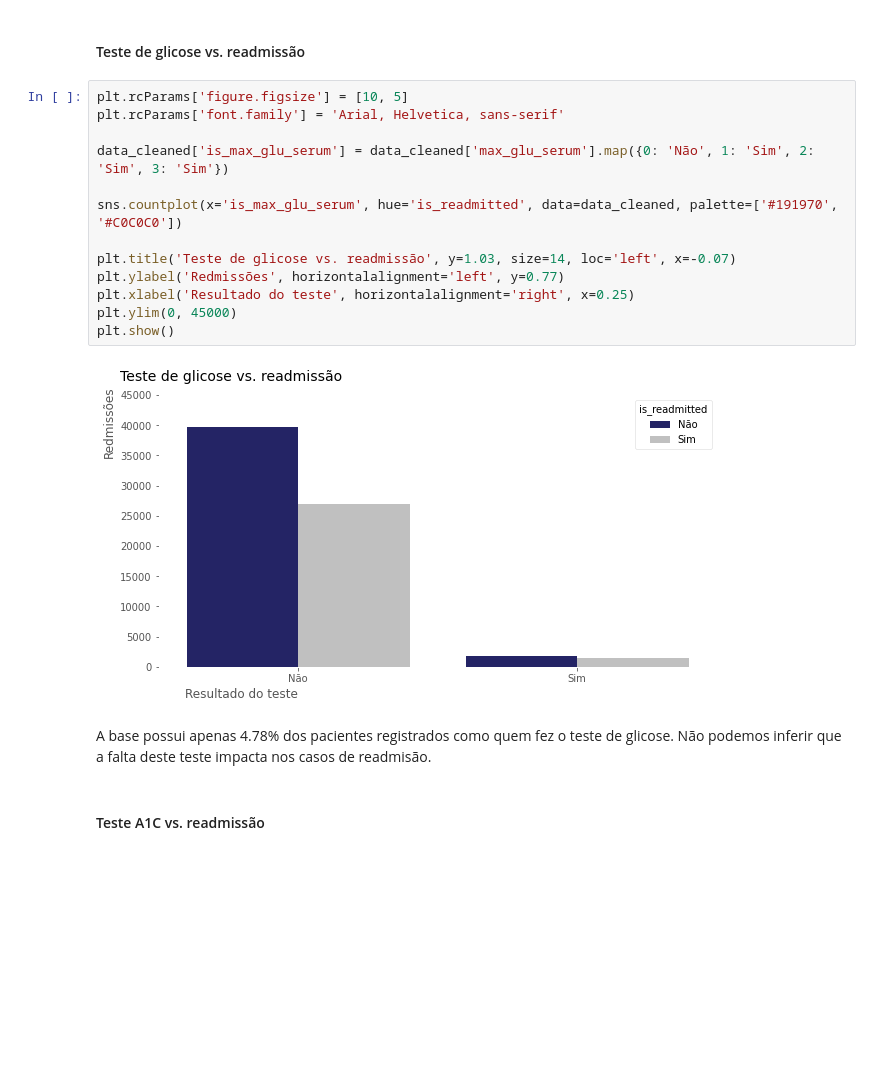
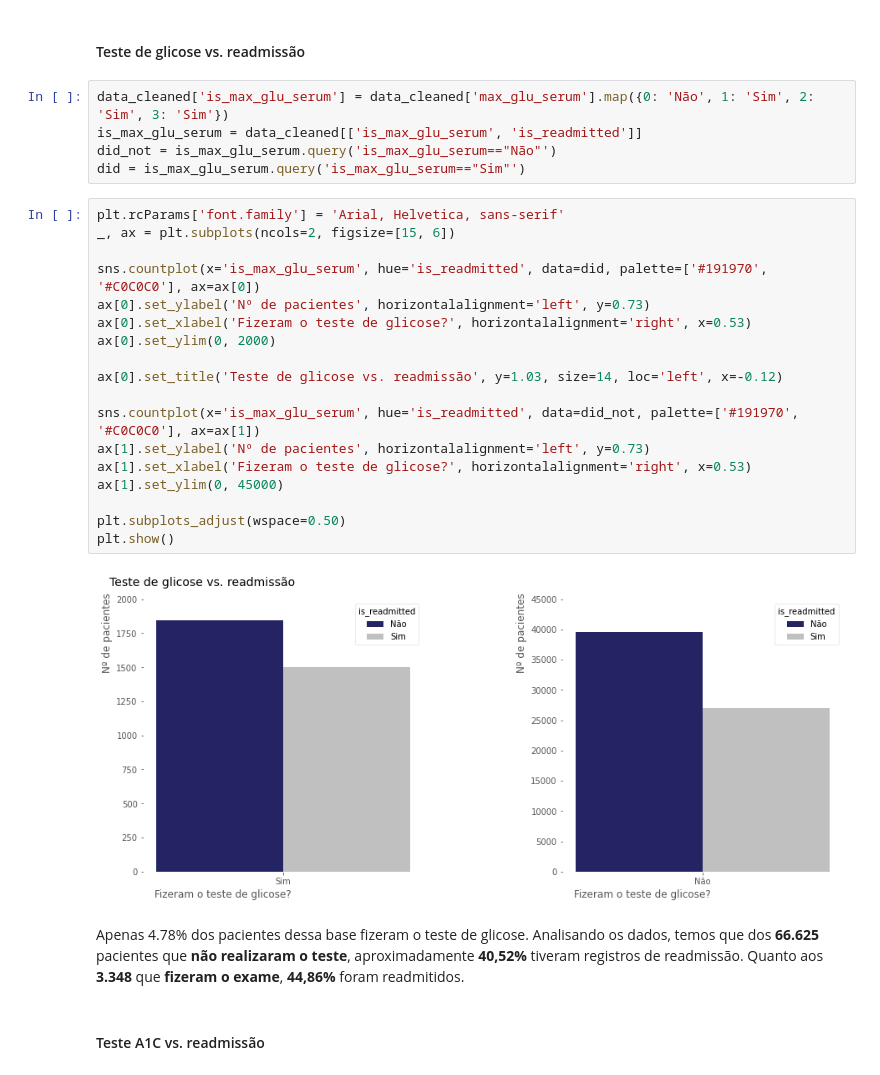
Before and after one commit to LilianeAquino/aed_projeto_3, a Jupyter notebook: template.ipynb, the cells around one changed output. Cells and saved outputs as stored; diff of their text form; blank space fills up the shorter version.

```diff
--- a/template.ipynb
+++ b/template.ipynb
@@ -624,22 +625,32 @@ plt.show()
 Em relação às admissões, temos uma recorrência maior entre as mulheres, em ambas as situações.
 # %% [markdown]
 #### Teste de glicose vs. readmissão
-# %%
-plt.rcParams['figure.figsize'] = [10, 5]
-plt.rcParams['font.family'] = 'Arial, Helvetica, sans-serif'
-
-data_cleaned['is_max_glu_serum'] = data_cleaned['max_glu_serum'].map({0: 'Não', 1: 'Sim', 2: 'Sim', 3: 'Sim'})
-
-sns.countplot(x='is_max_glu_serum', hue='is_readmitted', data=data_cleaned, palette=['#191970', '#C0C0C0'])
-
-plt.title('Teste de glicose vs. readmissão', y=1.03, size=14, loc='left', x=-0.07)
-plt.ylabel('Redmissões', horizontalalignment='left', y=0.77)
-plt.xlabel('Resultado do teste', horizontalalignment='right', x=0.25)
-plt.ylim(0, 45000)
-plt.show()
-# %% [output]
-[figure, removed]
-# %% [markdown]
-A base possui apenas 4.78% dos pacientes registrados como quem fez o teste de glicose. Não podemos inferir que a falta deste teste impacta nos casos de readmisão.
+# %%
+data_cleaned['is_max_glu_serum'] = data_cleaned['max_glu_serum'].map({0: 'Não', 1: 'Sim', 2: 'Sim', 3: 'Sim'})
+is_max_glu_serum = data_cleaned[['is_max_glu_serum', 'is_readmitted']]
+did_not = is_max_glu_serum.query('is_max_glu_serum=="Não"')
+did = is_max_glu_serum.query('is_max_glu_serum=="Sim"')
+# %%
+plt.rcParams['font.family'] = 'Arial, Helvetica, sans-serif'
+_, ax = plt.subplots(ncols=2, figsize=[15, 6])
+
+sns.countplot(x='is_max_glu_serum', hue='is_readmitted', data=did, palette=['#191970', '#C0C0C0'], ax=ax[0])
+ax[0].set_ylabel('Nº de pacientes', horizontalalignment='left', y=0.73)
+ax[0].set_xlabel('Fizeram o teste de glicose?', horizontalalignment='right', x=0.53)
+ax[0].set_ylim(0, 2000)
+
+ax[0].set_title('Teste de glicose vs. readmissão', y=1.03, size=14, loc='left', x=-0.12)
+
+sns.countplot(x='is_max_glu_serum', hue='is_readmitted', data=did_not, palette=['#191970', '#C0C0C0'], ax=ax[1])
+ax[1].set_ylabel('Nº de pacientes', horizontalalignment='left', y=0.73)
+ax[1].set_xlabel('Fizeram o teste de glicose?', horizontalalignment='right', x=0.53)
+ax[1].set_ylim(0, 45000)
+
+plt.subplots_adjust(wspace=0.50)
+plt.show()
+# %% [output]
+[figure, added]
+# %% [markdown]
+Apenas 4.78% dos pacientes dessa base fizeram o teste de glicose. Analisando os dados, temos que dos **66.625** pacientes que **não realizaram o teste**, aproximadamente **40,52%** tiveram registros de readmissão. Quanto aos **3.348** que **fizeram o exame**, **44,86%** foram readmitidos.
 # %% [markdown]
 #### Teste A1C vs. readmissão
```
Also changed, not shown: parts of 18 cells of this notebook.
